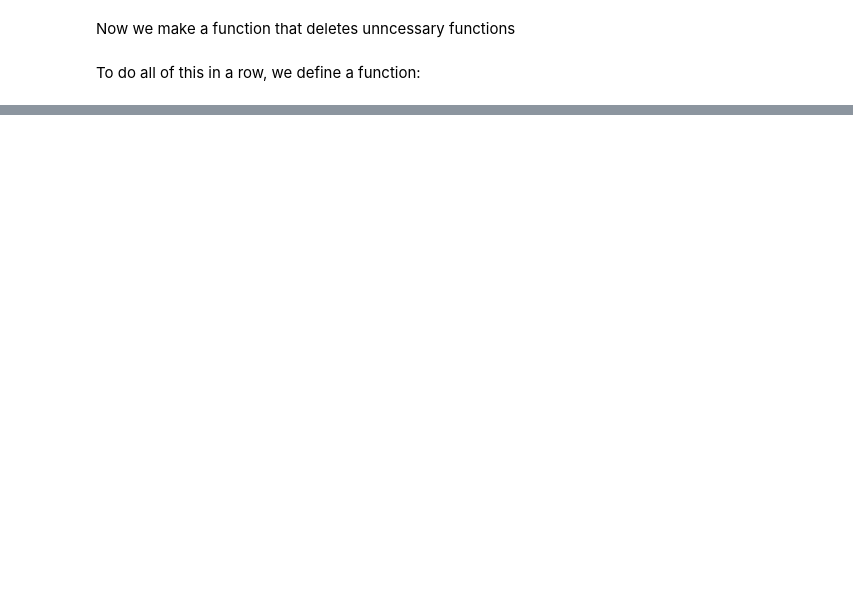
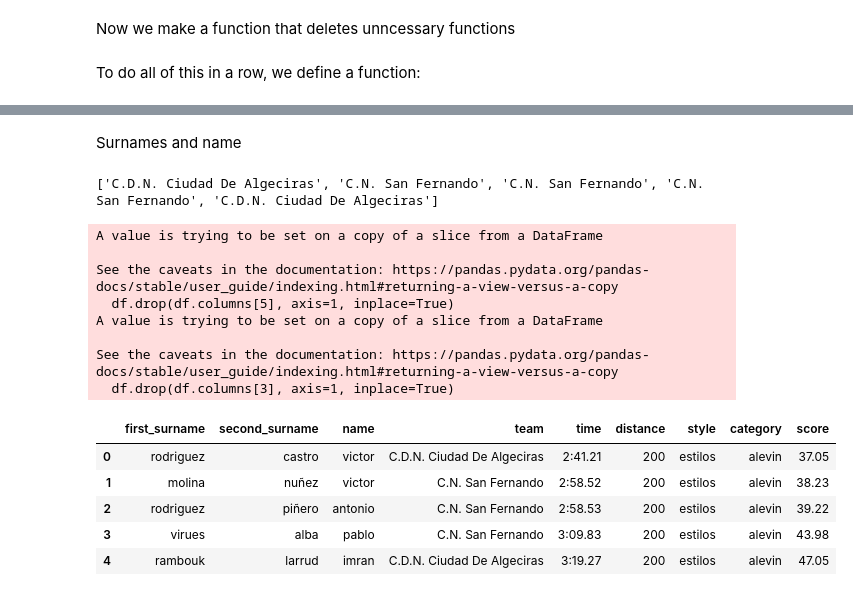
Before and after one commit to danmorper/automatization-swimming-data, a Jupyter notebook: pdf_csv.ipynb, the cells around one changed output, grey strips where cells are left out. Drawn from its saved outputs; the diff is of its cells as text; code cells hidden in the pictures; blank space fills up the shorter version.

```diff
--- a/pdf_csv.ipynb
+++ b/pdf_csv.ipynb
@@ -513,9 +530,8 @@ To do all of this in a row, we define a function:
 # %%
 def pdf_to_df(pdf):
     tabu = tabula.read_pdf(pdf, pages='all')
-    tabu = tabu[0]
     gender, distance, style, category = gender_distance_style_category(tabu)
-    tabu = add_columns(tabu, gender=gender, distance=distance, style=style, category=category)
+    tabu = add_columns(tabu[0], gender=gender, distance=distance, style=style, category=category) #add_columns has dataframe as input
     tabu = nas_rows(tabu)
     # reset index of tabu
     tabu.reset_index(drop=True, inplace=True)
@@ -523,0 +590,15 @@ def pdf_to_df(pdf):
+# %%
+def pdf_to_df(pdf):
+    tabu = tabula.read_pdf(pdf, pages='all')
+    gender, distance, style, category = gender_distance_style_category(tabu)
+    tabu = add_columns(tabu[0], gender=gender, distance=distance, style=style, category=category) #add_columns has dataframe as input
+    tabu = nas_rows(tabu)
+    # reset index of tabu
+    tabu.reset_index(drop=True, inplace=True)
+    tabu = delete_columns(tabu)
+    tabu = evenANDpuntos(tabu)
+    return tabu
+# %%
+prueba_surnames_names = pdf_to_df(pdf = "pdfs/ResultList_25.pdf")
+# %% [markdown]
+Surnames and name
@@ -523,0 +661,18 @@ def pdf_to_df(pdf):
+# %%
+surnames_names_team(prueba_surnames_names)
+# %% [output]
+['C.D.N. Ciudad De Algeciras', 'C.N. San Fernando', 'C.N. San Fernando', 'C.N. San Fernando', 'C.D.N. Ciudad De Algeciras']
+A value is trying to be set on a copy of a slice from a DataFrame
+
+See the caveats in the documentation: https://pandas.pydata.org/pandas-docs/stable/user_guide/indexing.html#returning-a-view-versus-a-copy
+  df.drop(df.columns[5], axis=1, inplace=True)
+A value is trying to be set on a copy of a slice from a DataFrame
+
+See the caveats in the documentation: https://pandas.pydata.org/pandas-docs/stable/user_guide/indexing.html#returning-a-view-versus-a-copy
+  df.drop(df.columns[3], axis=1, inplace=True)
+|  | first_surname | second_surname | name | team | time | distance | style | category | score |
+| 0 | rodriguez | castro | victor | C.D.N. Ciudad De Algeciras | 2:41.21 | 200 | estilos | alevin | 37.05 |
+| 1 | molina | nuñez | victor | C.N. San Fernando | 2:58.52 | 200 | estilos | alevin | 38.23 |
+| 2 | rodriguez | piñero | antonio | C.N. San Fernando | 2:58.53 | 200 | estilos | alevin | 39.22 |
+| 3 | virues | alba | pablo | C.N. San Fernando | 3:09.83 | 200 | estilos | alevin | 43.98 |
+| 4 | rambouk | larrud | imran | C.D.N. Ciudad De Algeciras | 3:19.27 | 200 | estilos | alevin | 47.05 |
```
Also changed, not shown: parts of 10 cells of this notebook, 3 other files.
